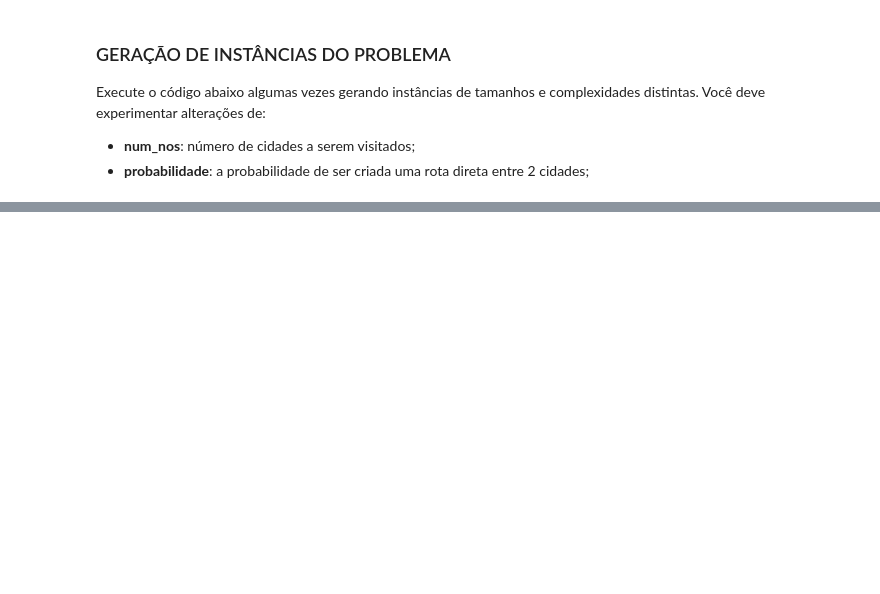
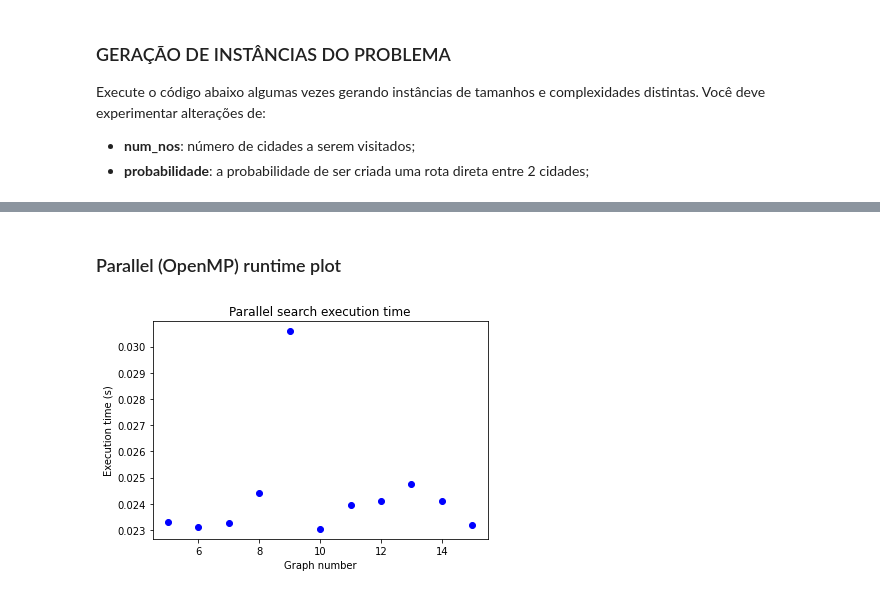
Before and after one commit to G3mha/Vehicle-Routing-Problem, a Jupyter notebook: main.ipynb, the cells around one changed output, grey strips where cells are left out. Cells and saved outputs as stored; diff of their text form; code cells hidden in the pictures; blank space fills up the shorter version.

```diff
--- a/main.ipynb
+++ b/main.ipynb
@@ -283,0 +141,12 @@ A correção do projeto levará em conta:
+# %% [markdown]
+### Parallel (OpenMP) runtime plot
+# %%
+# Run the parallel search executable and plot the results
+parallel_results = run_and_time_executable("omp")
+plt.plot(list(parallel_results.keys()), list(parallel_results.values()), "bo")
+plt.xlabel("Graph number")
+plt.ylabel("Execution time (s)")
+plt.title("Parallel search execution time")
+plt.show()
+# %% [output]
+[figure, added]
```
Also changed, not shown: parts of 24 cells of this notebook, 5 other files.
